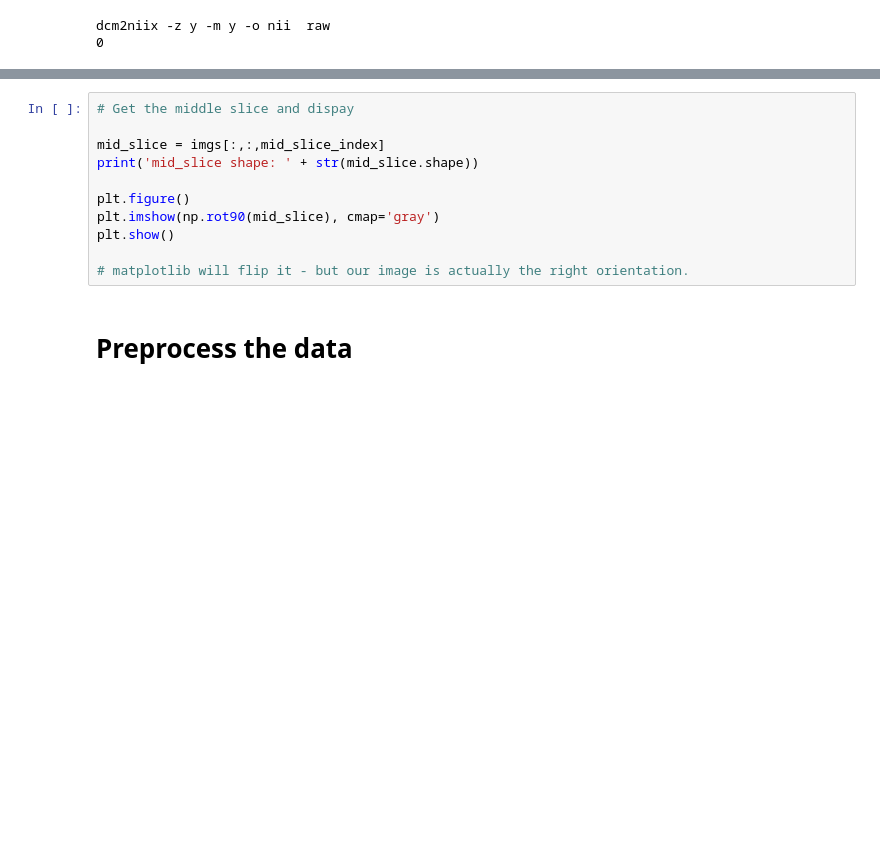
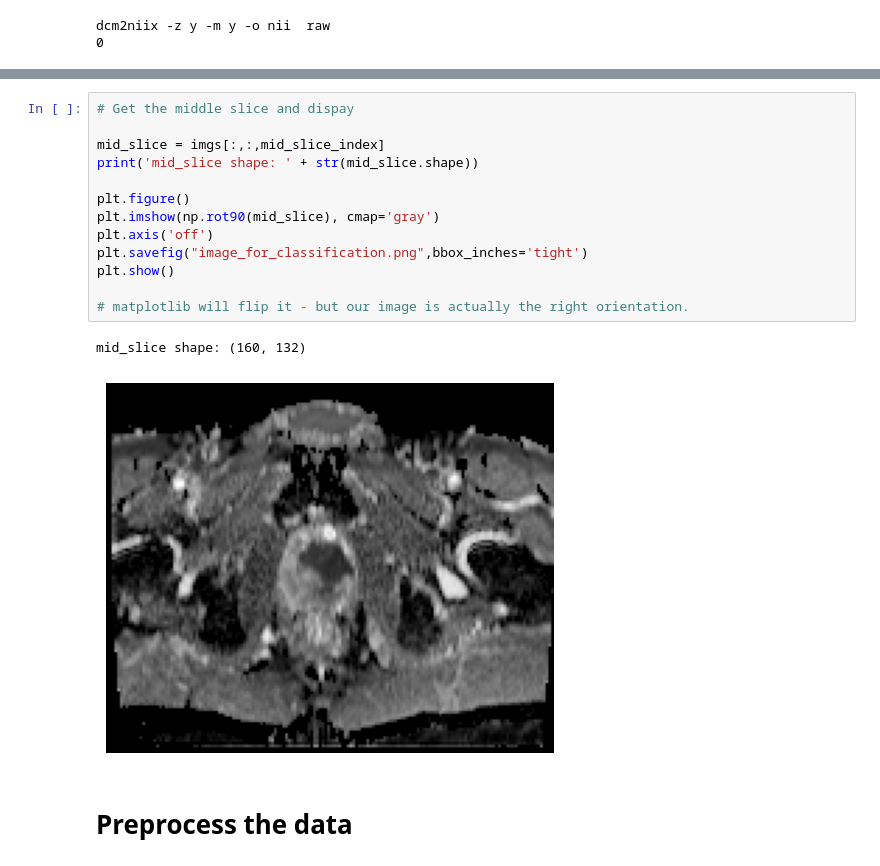
Before and after one commit to deepakri201/DICOMScanClassification_pw41, a Jupyter notebook: DICOMScanClassification_user_demo.ipynb, the cells around one changed output, grey strips where cells are left out. Cells and saved outputs as stored; diff of their text form; blank space fills up the shorter version.

Commit message:
added saving of classification results csv and png

```diff
--- a/DICOMScanClassification_user_demo.ipynb
+++ b/DICOMScanClassification_user_demo.ipynb
@@ -184,14 +224,19 @@ print('mid_slice_index: ' + str(mid_slice_index))
 # %%
 # Get the middle slice and dispay
 
 mid_slice = imgs[:,:,mid_slice_index]
 print('mid_slice shape: ' + str(mid_slice.shape))
 
 plt.figure()
 plt.imshow(np.rot90(mid_slice), cmap='gray')
+plt.axis('off')
+plt.savefig("image_for_classification.png",bbox_inches='tight')
 plt.show()
 
 # matplotlib will flip it - but our image is actually the right orientation.
+# %% [output]
+mid_slice shape: (160, 132)
+[figure, added]
 # %% [markdown]
 # Preprocess the data
 # %% [markdown]
```
Also changed, not shown: parts of 24 cells of this notebook.
